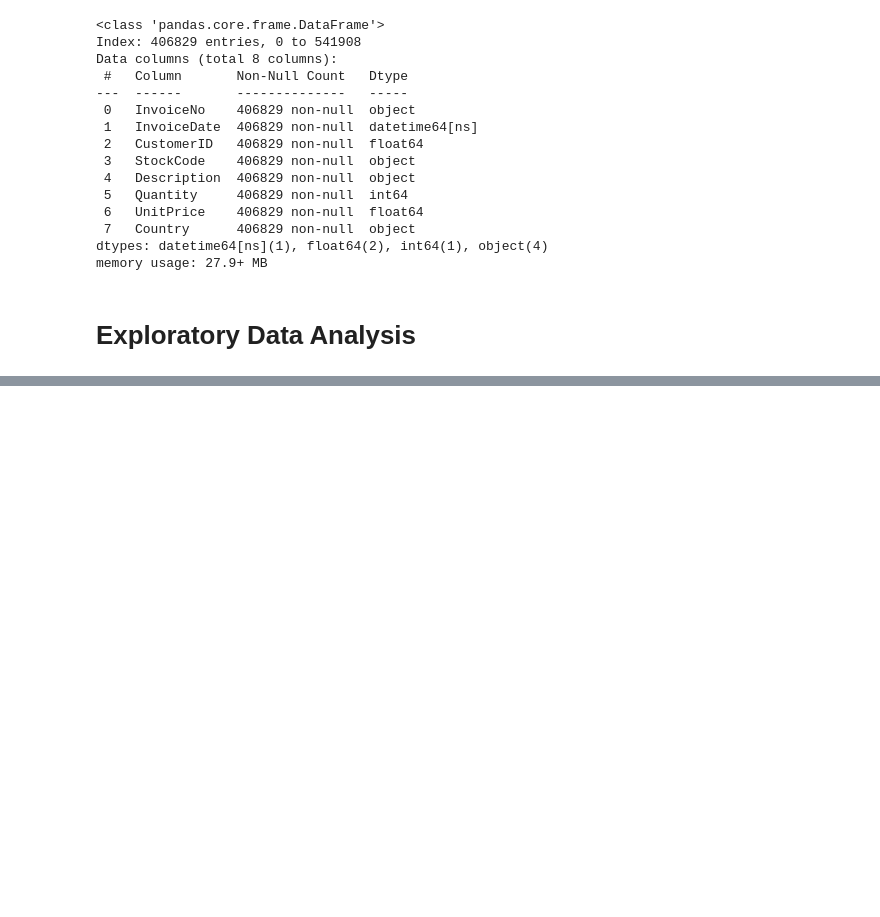
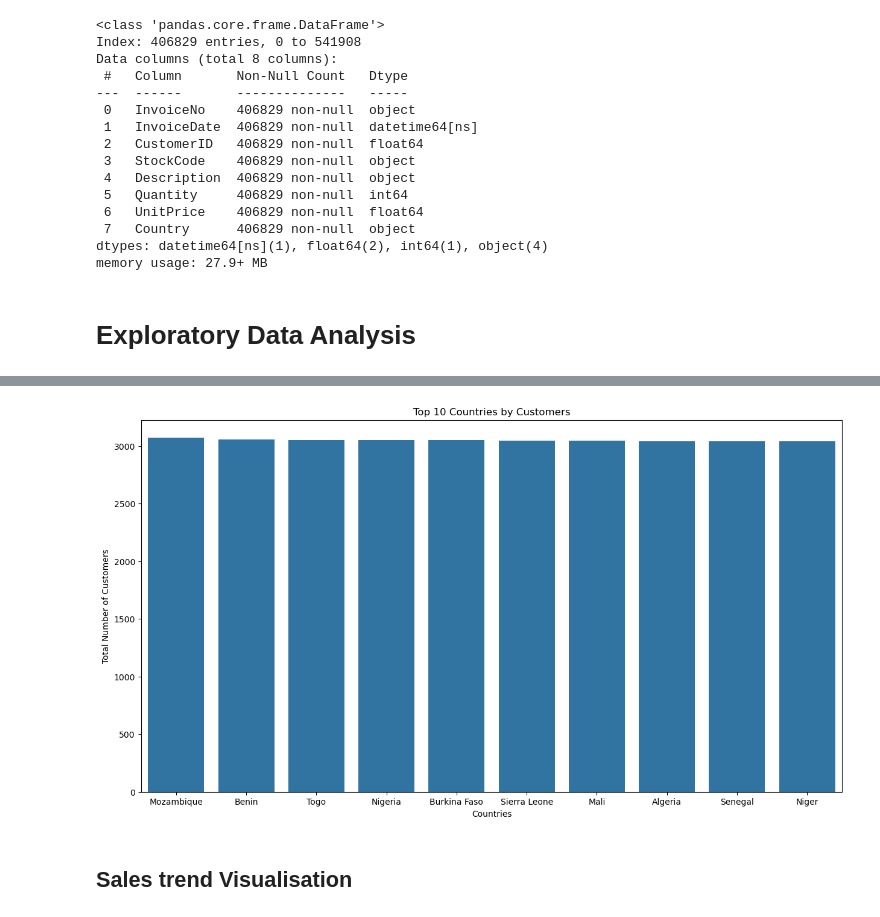
Before and after one commit to kconana/customer-retention-analysis-II, a Jupyter notebook: notebooks/kingsley-solution.ipynb, the cells around one changed output, grey strips where cells are left out. Drawn from its saved outputs; the diff is of its cells as text; code cells hidden in the pictures; blank space fills up the shorter version.

```diff
--- a/notebooks/kingsley-solution.ipynb
+++ b/notebooks/kingsley-solution.ipynb
@@ -117,0 +158,3 @@ memory usage: 27.9+ MB
+# %%
+countries_by_customer = data.groupby("Country")["CustomerID"].nunique().reset_index()
+countries_by_customer = countries_by_customer.sort_values("CustomerID", ascending = False).reset_index()
@@ -117,0 +168,15 @@ memory usage: 27.9+ MB
+# %%
+#Draw a plot of top 10 countries with most number of customers
+top_10_countries_by_customers = countries_by_customer.head(10)
+
+plt.figure(figsize = (15,8))
+sns.barplot(x = "Country", y = "CustomerID", data = top_10_countries_by_customers)
+
+plt.xlabel("Countries")
+plt.ylabel("Total Number of Customers")
+plt.title("Top 10 Countries by Customers")
+plt.show()
+# %% [output]
+[figure, added]
+# %% [markdown]
+## Sales trend Visualisation
```
Also changed, not shown: parts of 11 cells of this notebook.
